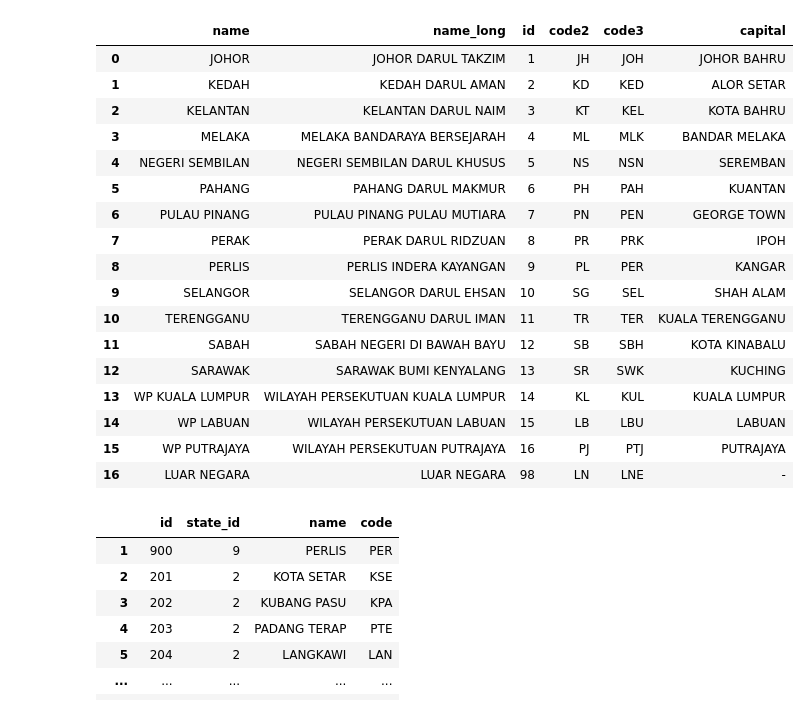
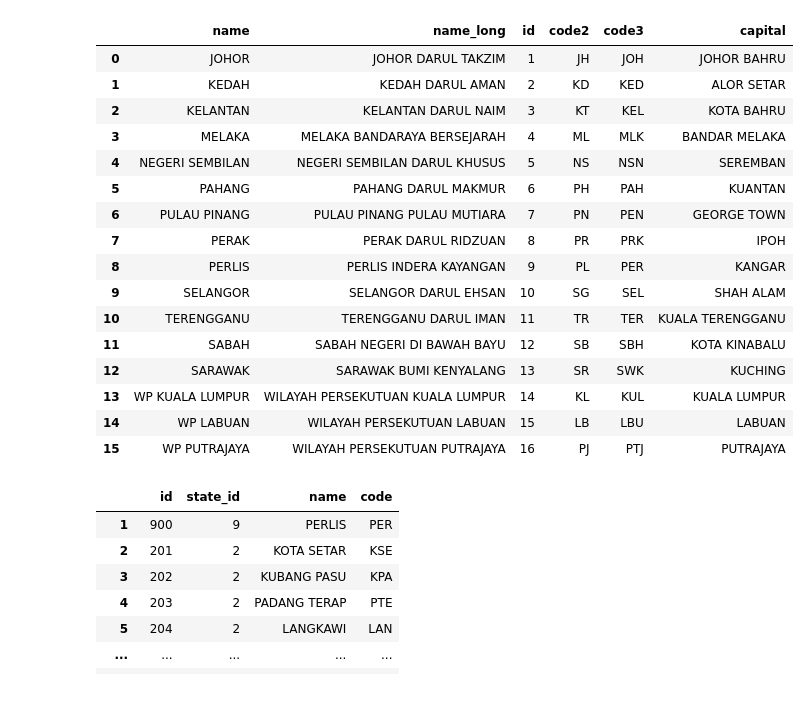
Before and after one commit to izardy/malaysia-postcode-mapper, a Jupyter notebook: data-prep.ipynb, the cells around one changed output. Saved outputs shown, nothing was run; the diff lists cells and outputs as text; code cells hidden in the pictures.

```diff
--- a/data-prep.ipynb
+++ b/data-prep.ipynb
@@ -3,26 +3,26 @@ import pandas as pd
 import numpy as np
 # %%
 state=pd.read_json('https://mazfreelance.github.io/malaysia-jajahan-api/v1/states.json',dtype=str)
+state=state[state['name']!='LUAR NEGARA']
 state
 # %% [output]
 |  | name | name_long | id | code2 | code3 | capital |
 | 0 | JOHOR | JOHOR DARUL TAKZIM | 1 | JH | JOH | JOHOR BAHRU |
 | 1 | KEDAH | KEDAH DARUL AMAN | 2 | KD | KED | ALOR SETAR |
 | 2 | KELANTAN | KELANTAN DARUL NAIM | 3 | KT | KEL | KOTA BAHRU |
 | 3 | MELAKA | MELAKA BANDARAYA BERSEJARAH | 4 | ML | MLK | BANDAR MELAKA |
 | 4 | NEGERI SEMBILAN | NEGERI SEMBILAN DARUL KHUSUS | 5 | NS | NSN | SEREMBAN |
 | 5 | PAHANG | PAHANG DARUL MAKMUR | 6 | PH | PAH | KUANTAN |
 | 6 | PULAU PINANG | PULAU PINANG PULAU MUTIARA | 7 | PN | PEN | GEORGE TOWN |
 | 7 | PERAK | PERAK DARUL RIDZUAN | 8 | PR | PRK | IPOH |
 | 8 | PERLIS | PERLIS INDERA KAYANGAN | 9 | PL | PER | KANGAR |
 | 9 | SELANGOR | SELANGOR DARUL EHSAN | 10 | SG | SEL | SHAH ALAM |
 | 10 | TERENGGANU | TERENGGANU DARUL IMAN | 11 | TR | TER | KUALA TERENGGANU |
 | 11 | SABAH | SABAH NEGERI DI BAWAH BAYU | 12 | SB | SBH | KOTA KINABALU |
 | 12 | SARAWAK | SARAWAK BUMI KENYALANG | 13 | SR | SWK | KUCHING |
 | 13 | WP KUALA LUMPUR | WILAYAH PERSEKUTUAN KUALA LUMPUR | 14 | KL | KUL | KUALA LUMPUR |
 | 14 | WP LABUAN | WILAYAH PERSEKUTUAN LABUAN | 15 | LB | LBU | LABUAN |
 | 15 | WP PUTRAJAYA | WILAYAH PERSEKUTUAN PUTRAJAYA | 16 | PJ | PTJ | PUTRAJAYA |
-| 16 | LUAR NEGARA | LUAR NEGARA | 98 | LN | LNE | - |
 # %%
 district=pd.read_json('https://mazfreelance.github.io/malaysia-jajahan-api/v1/states/district.json',dtype=str)
 district=district[district['state_id']!='nan'].drop(columns='//comment')
```
Also changed, not shown: parts of 8 cells of this notebook.
